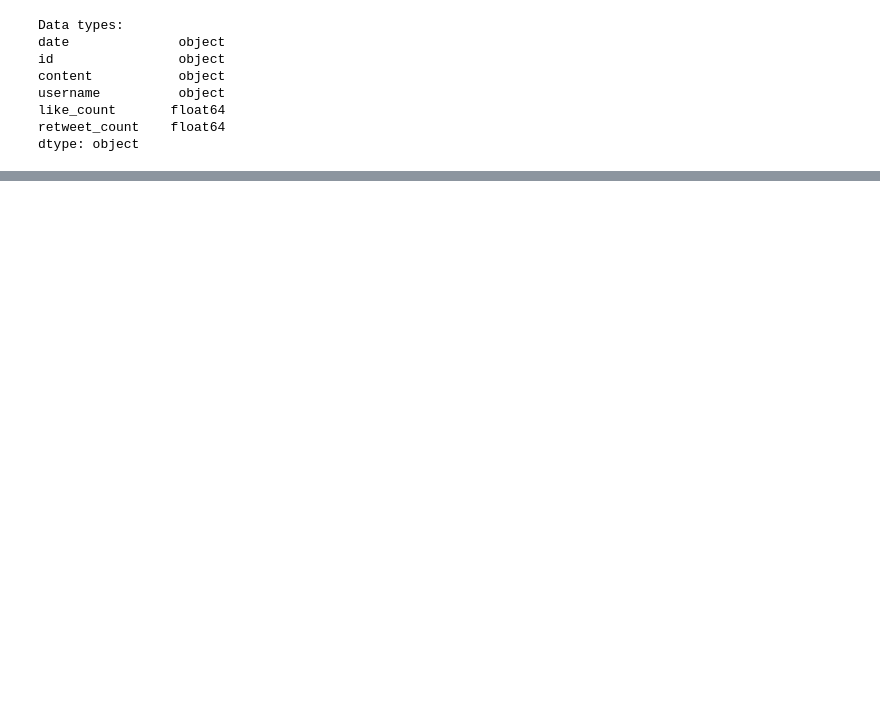
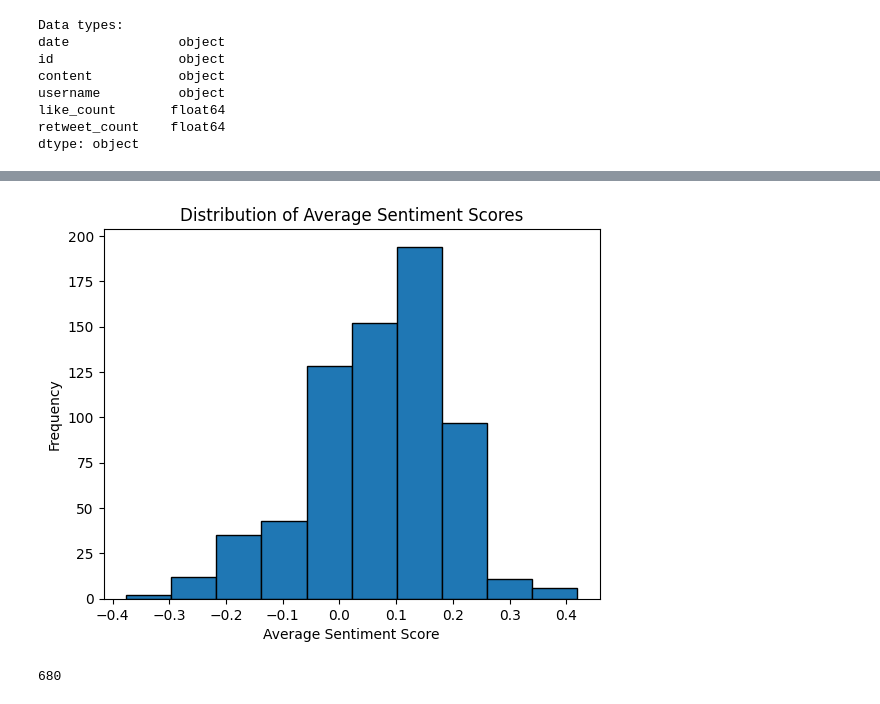
Before and after one commit to MaxwellLondon/INFO498E, a Jupyter notebook: main.ipynb, the cells around one changed output, grey strips where cells are left out. Drawn from its saved outputs; the diff is of its cells as text; code cells hidden in the pictures; blank space fills up the shorter version.

```diff
--- a/main.ipynb
+++ b/main.ipynb
@@ -69,6 +91,0 @@ max    1550.000000     259.000000
-# %%
-# Tokenize the text data in the "content" column
-df['content_tokenized'] = df['content'].apply(lambda x: nltk.word_tokenize(str(x)))
-
-# Display the tokenized data
-print(df['content_tokenized'])
@@ -104,2 +92,17 @@ True
+# %%
+# Download stopwords if not already downloaded
+nltk.download('stopwords')
+
+# Get the list of stopwords and punctuation
+stopwords_list = set(stopwords.words('english'))
+punctuation_set = set(string.punctuation)
+
+# Define a function to perform tokenization with checks for special characters and stop words
+def tokenize_text(text):
+    tokens = nltk.word_tokenize(str(text))
+    return tokens
+
+# Tokenize the text data in the "content" column
+df['content_tokenized'] = df['content'].apply(tokenize_text)
 # %%
 def perform_ner(tokenized_text):
@@ -165,0 +283,13 @@ IoT 8
+# %%
+# Calculate the average sentiment score for each tweet
+df['average_sentiment'] = df['content_tokenized'].apply(calculate_average_score)
+
+# Create a distribution plot of the average sentiment scores
+plt.hist(df['average_sentiment'], bins=10, edgecolor='black')
+plt.xlabel('Average Sentiment Score')
+plt.ylabel('Frequency')
+plt.title('Distribution of Average Sentiment Scores')
+plt.show()
+# %% [output]
+[figure, added]
+680
```
Also changed, not shown: parts of 10 cells of this notebook.
